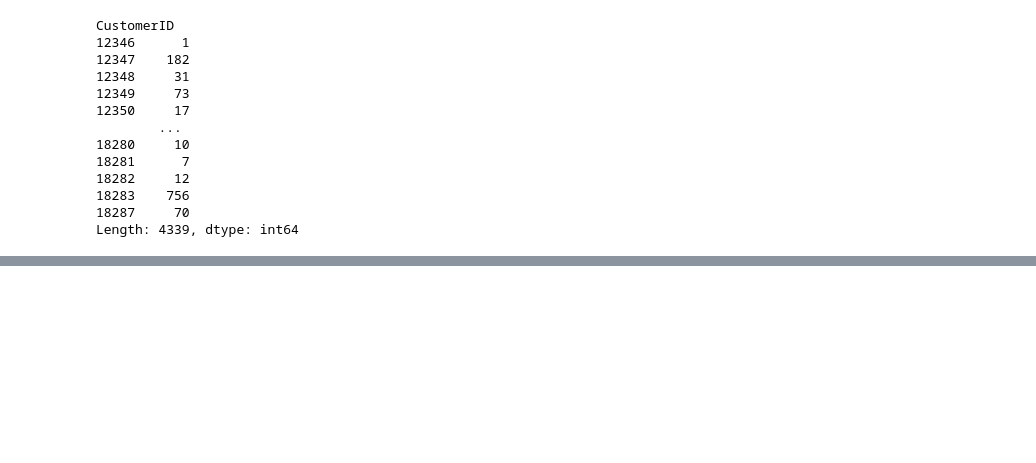
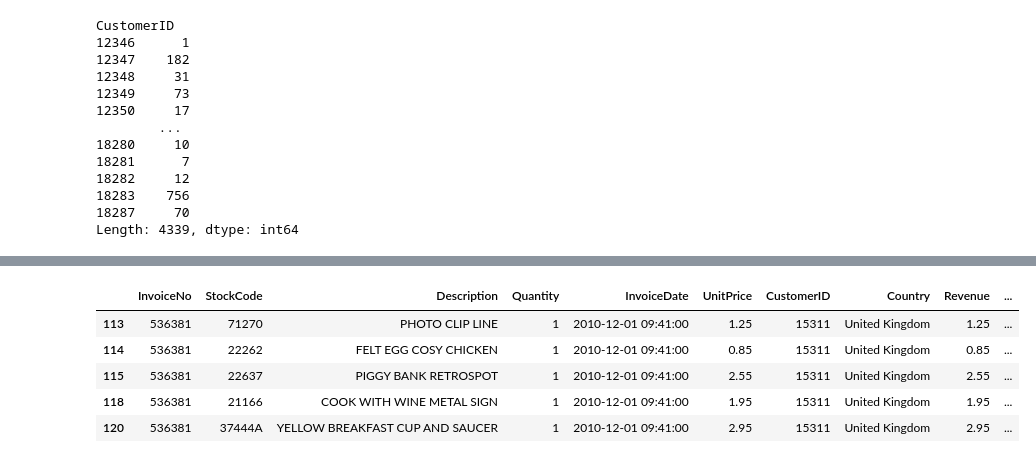
Before and after one commit to krakowiakpawel9/data-science-bootcamp, a Jupyter notebook: 02_analiza_danych/06_sql_porownanie.ipynb, the cells around one changed output, grey strips where cells are left out. Saved outputs shown, nothing was run; the diff lists cells and outputs as text; code cells hidden in the pictures; blank space fills up the shorter version.

```diff
--- a/02_analiza_danych/06_sql_porownanie.ipynb
+++ b/02_analiza_danych/06_sql_porownanie.ipynb
@@ -328,3 +397,10 @@ retail.nlargest(5, columns='Quantity')
 # %%
 # SELECT * FROM retail ORDER BY Quantity LIMIT 5;
-retail.nsmallest(5, columns='Quantity')
+retail.nsmallest(n=5, columns='Quantity')
+# %% [output]
+|  | InvoiceNo | StockCode | Description | Quantity | InvoiceDate | UnitPrice | CustomerID | Country | Revenue | ... |
+| 113 | 536381 | 71270 | PHOTO CLIP LINE | 1 | 2010-12-01 09:41:00 | 1.25 | 15311 | United Kingdom | 1.25 | ... |
+| 114 | 536381 | 22262 | FELT EGG COSY CHICKEN | 1 | 2010-12-01 09:41:00 | 0.85 | 15311 | United Kingdom | 0.85 | ... |
+| 115 | 536381 | 22637 | PIGGY BANK RETROSPOT | 1 | 2010-12-01 09:41:00 | 2.55 | 15311 | United Kingdom | 2.55 | ... |
+| 118 | 536381 | 21166 | COOK WITH WINE METAL SIGN | 1 | 2010-12-01 09:41:00 | 1.95 | 15311 | United Kingdom | 1.95 | ... |
+| 120 | 536381 | 37444A | YELLOW BREAKFAST CUP AND SAUCER | 1 | 2010-12-01 09:41:00 | 2.95 | 15311 | United Kingdom | 2.95 | ... |
```
Also changed, not shown: parts of 21 cells of this notebook.
